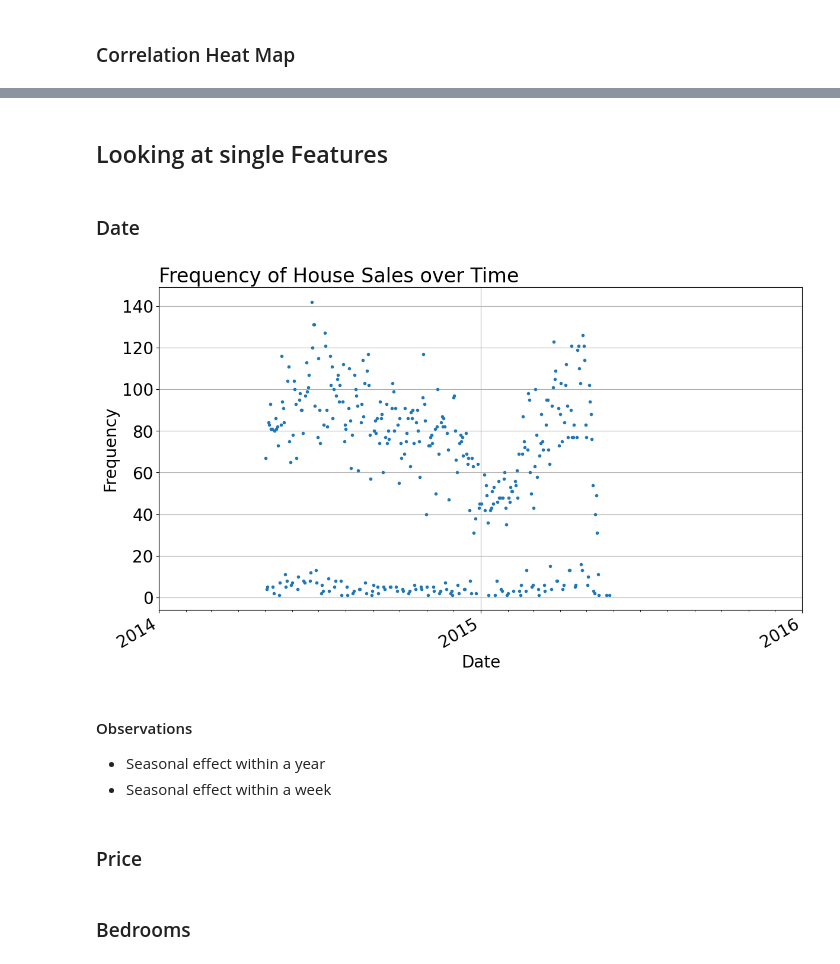
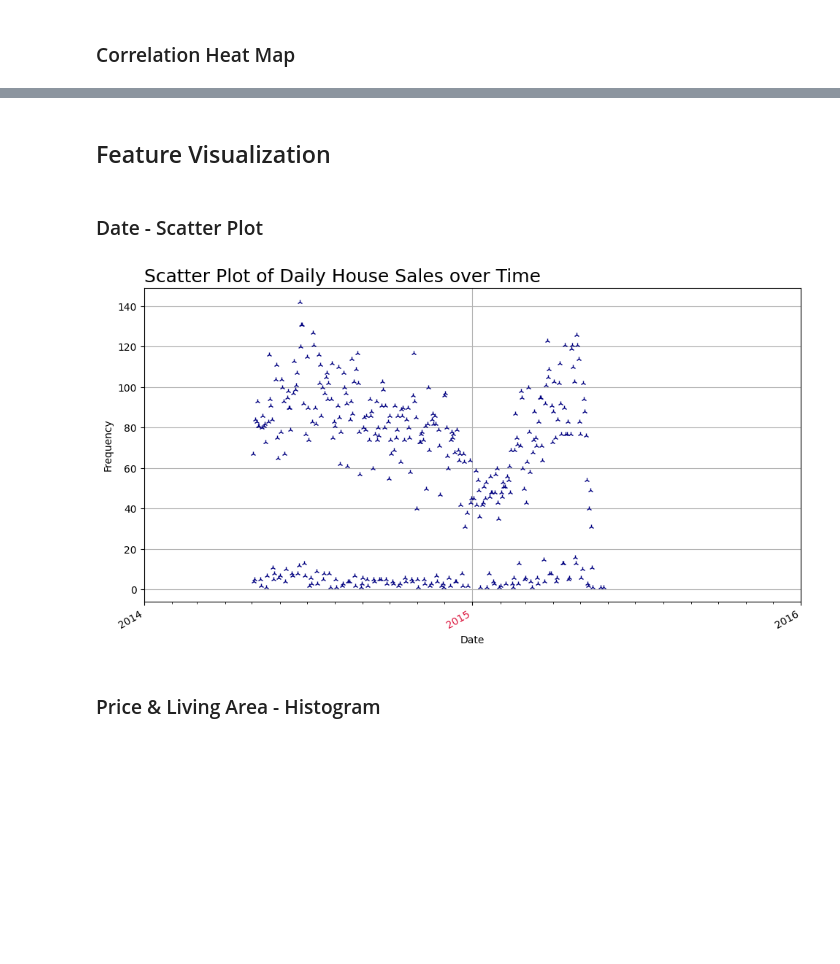
Before and after one commit to simonroebers/House_Sale_Prices, a Jupyter notebook: 1_EDA.ipynb, the cells around one changed output, grey strips where cells are left out. Drawn from its saved outputs; the diff is of its cells as text; code cells hidden in the pictures; blank space fills up the shorter version.

Commit message:
Visualizations added

```diff
--- a/1_EDA.ipynb
+++ b/1_EDA.ipynb
@@ -111,45 +112,39 @@ plt.tight_layout()
-# %% [markdown]
-## Looking at single Features
+# %% [markdown]
+## Feature Visualization
 # %% [markdown]
-### Date
+### Date - Scatter Plot
 # %%
-# Format Dates
 dates = [datetime.datetime.strptime(df['date'][i], "%Y%m%dT%H%M%S") for i in df.index]
 
-# Count Dates
 dateFreq = Counter(dates)
 dateFreq = pd.DataFrame(dateFreq.most_common(), columns=['Date', 'Frequency']).sort_values(by='Date')
 
-# Create Plot - example from documentation: https://matplotlib.org/2.0.2/examples/api/date_demo.html
 dates = mdates.date2num(dateFreq['Date'])
 
-years = mdates.YearLocator()   # every year
-months = mdates.MonthLocator()  # every month
+years = mdates.YearLocator()
+months = mdates.MonthLocator()
 yearsFmt = mdates.DateFormatter('%Y')
 
-fig, ax = plt.subplots(figsize=(14, 8))
-plt.plot_date(dates, dateFreq['Frequency'], markersize=3)
+fig, ax = plt.subplots(figsize=(10, 6))
+plt.plot_date(dates, dateFreq['Frequency'], fmt="2", markersize=5, color='navy')
+plt.rc('font', size=15)
+plt.title('Scatter Plot of Daily House Sales over Time', loc='left')
+plt.xlabel('Date')
+plt.ylabel('Frequency')
+plt.tight_layout()
 
+ax.get_xticklabels()[1].set_color("crimson")
 ax.xaxis.set_major_locator(years)
 ax.xaxis.set_major_formatter(yearsFmt)
 ax.xaxis.set_minor_locator(months)
 datemin = datetime.date(dateFreq.Date.min().year, 1, 1)
 datemax = datetime.date(dateFreq.Date.max().year + 1, 1, 1)
 ax.set_xlim(datemin, datemax)
 fig.autofmt_xdate()
+ax.grid(True)
 
-ax.grid(True)
-plt.title('Frequency of House Sales over Time', loc='left')
-plt.xlabel('Date')
-plt.ylabel('Frequency')
 plt.show()
 # %% [output]
-[figure, old version]
+[figure, new version]
-# %% [markdown]
-#### Observations
-- Seasonal effect within a year
-- Seasonal effect within a week
 # %% [markdown]
-### Price
+### Price & Living Area - Histogram
-# %% [markdown]
-### Bedrooms
```
Also changed, not shown: parts of 10 cells of this notebook.
